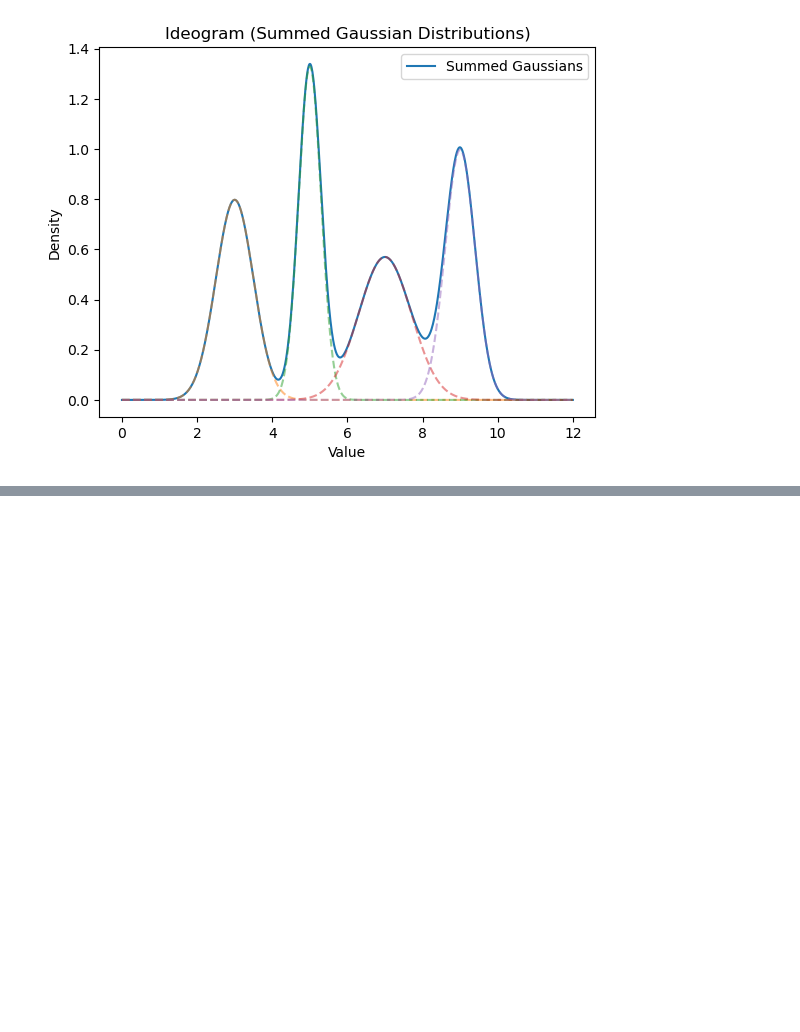
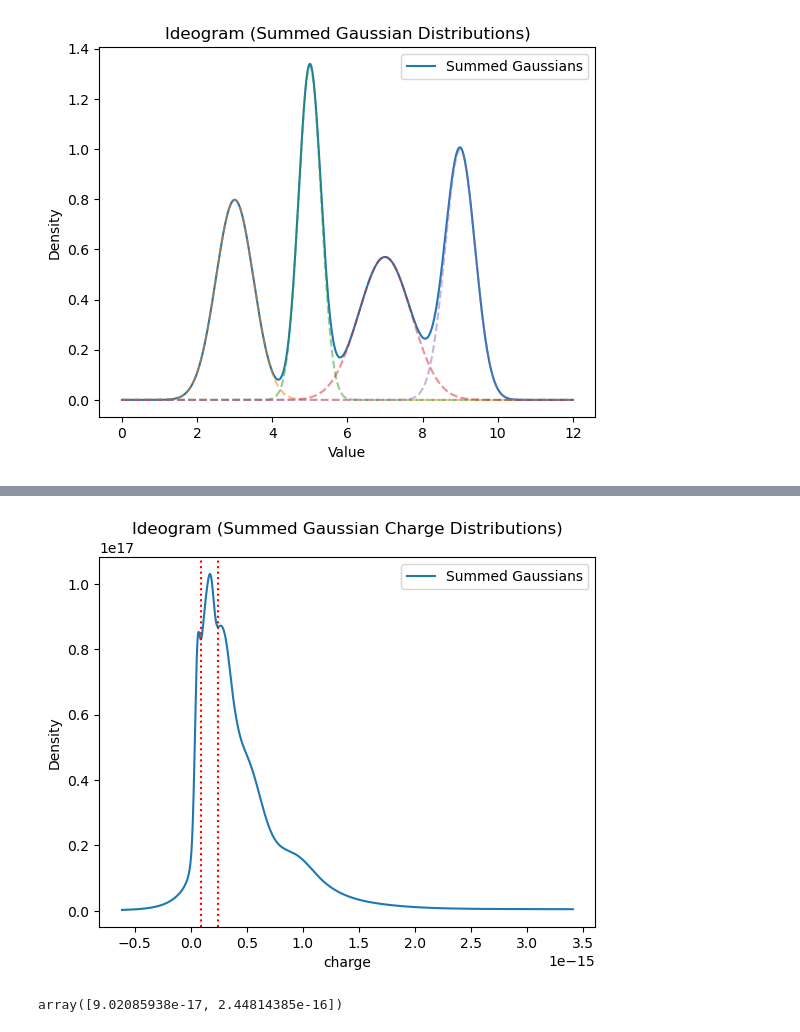
Before and after one commit to Steinburglar/advanced_exp, a Jupyter notebook: FAFO/TestLucas.ipynb, the cells around one changed output, grey strips where cells are left out. Drawn from its saved outputs; the diff is of its cells as text; code cells hidden in the pictures; blank space fills up the shorter version.

Commit message:
added ideogram analysis and class data loader

```diff
--- a/FAFO/TestLucas.ipynb
+++ b/FAFO/TestLucas.ipynb
@@ -49,3 +50,9 @@ Droplet found without enough values
 | drop 58 | 0.126111 | 0.041290 | 0.531000 | 0.703069 | 535.55 | 0.45 | 2.4000 | 293 | 101325 | ... |
 | drop 59 | 0.233167 | 0.037044 | 0.537700 | 0.155369 | 534.75 | 0.55 | 2.3985 | 293 | 101325 | ... |
 | drop 60 | 0.233231 | 0.066308 | 0.219176 | 0.085315 | 534.75 | 0.55 | 2.3985 | 293 | 101325 | ... |
+# %%
+q, sigma_q = df["q"].tolist(), df["sigma_q"].tolist()
+ideogram(q, sigma_q)
+# %% [output]
+[figure, added]
+array([9.02085938e-17, 2.44814385e-16])
```
Also changed, not shown: parts of 3 cells of this notebook, 3 other files.
